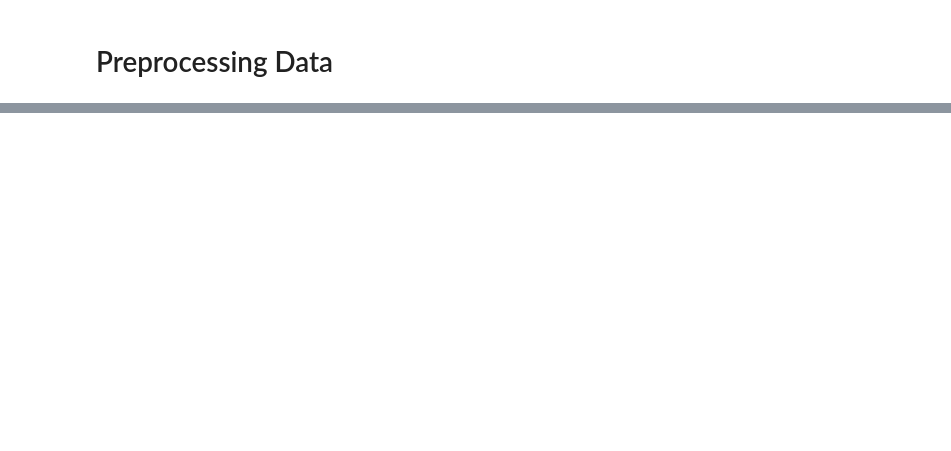
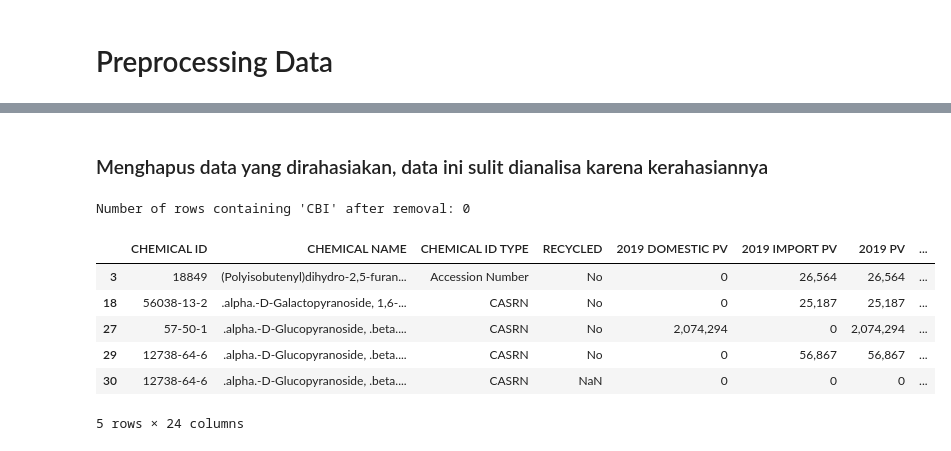
Before and after one commit to randy-ar/gcolab, a Jupyter notebook: Preprocessing_data_EPA_Chemical_Data_Reporting.ipynb, the cells around one changed output, grey strips where cells are left out. Cells and saved outputs as stored; diff of their text form; code cells hidden in the pictures; blank space fills up the shorter version.

```diff
--- a/Preprocessing_data_EPA_Chemical_Data_Reporting.ipynb
+++ b/Preprocessing_data_EPA_Chemical_Data_Reporting.ipynb
@@ -65,0 +71,27 @@ df_nationally.head()
+# %%
+selected_column = [
+    'CHEMICAL ID',
+    'CHEMICAL NAME',
+    'CHEMICAL ID TYPE',
+    'RECYCLED',
+    '2019 DOMESTIC PV',
+    '2019 IMPORT PV',
+    '2019 PV',
+    '2018 PV',
+    '2017 PV',
+    '2016 PV',
+    'SITE LATITUDE',
+    'SITE LONGITUDE',
+    'SITE CITY',
+    'SITE COUNTY / PARISH',
+    'SITE STATE',
+    'SITE POSTAL CODE',
+    'SITE NAICS CODE 1',
+    'SITE NAICS ACTIVITY 1',
+    'SITE NAICS CODE 2',
+    'SITE NAICS ACTIVITY 2',
+    'SITE NAICS CODE 3',
+    'SITE NAICS ACTIVITY 3',
+    'WORKERS CODE',
+    'WORKERS'
+]
@@ -65,0 +144,23 @@ df_nationally.head()
+# %% [markdown]
+### Menghapus data yang dirahasiakan, data ini sulit dianalisa karena kerahasiannya
+# %%
+# prompt: delete row with CBI Values
+
+# delete rows where any column contains 'CBI'
+df_consumer = df_consumer[~df_consumer.apply(lambda x: x.astype(str).str.contains('CBI', na=False).any(), axis=1)]
+
+# verify that CBI rows are removed
+cbi_rows_after_removal = df_consumer[df_consumer.apply(lambda x: x.astype(str).str.contains('CBI', na=False).any(), axis=1)]
+print("Number of rows containing 'CBI' after removal:", cbi_rows_after_removal.count().sum())
+
+# show the first few rows of the cleaned dataframe
+df_consumer.head()
+# %% [output]
+Number of rows containing 'CBI' after removal: 0
+|  | CHEMICAL ID | CHEMICAL NAME | CHEMICAL ID TYPE | RECYCLED | 2019 DOMESTIC PV | 2019 IMPORT PV | 2019 PV | ... |
+| 3 | 18849 | (Polyisobutenyl)dihydro-2,5-furan... | Accession Number | No | 0 | 26,564 | 26,564 | ... |
+| 18 | 56038-13-2 | .alpha.-D-Galactopyranoside, 1,6-... | CASRN | No | 0 | 25,187 | 25,187 | ... |
+| 27 | 57-50-1 | .alpha.-D-Glucopyranoside, .beta.... | CASRN | No | 2,074,294 | 0 | 2,074,294 | ... |
+| 29 | 12738-64-6 | .alpha.-D-Glucopyranoside, .beta.... | CASRN | No | 0 | 56,867 | 56,867 | ... |
+| 30 | 12738-64-6 | .alpha.-D-Glucopyranoside, .beta.... | CASRN | NaN | 0 | 0 | 0 | ... |
+5 rows × 24 columns
```
Also changed, not shown: parts of 50 cells of this notebook.
